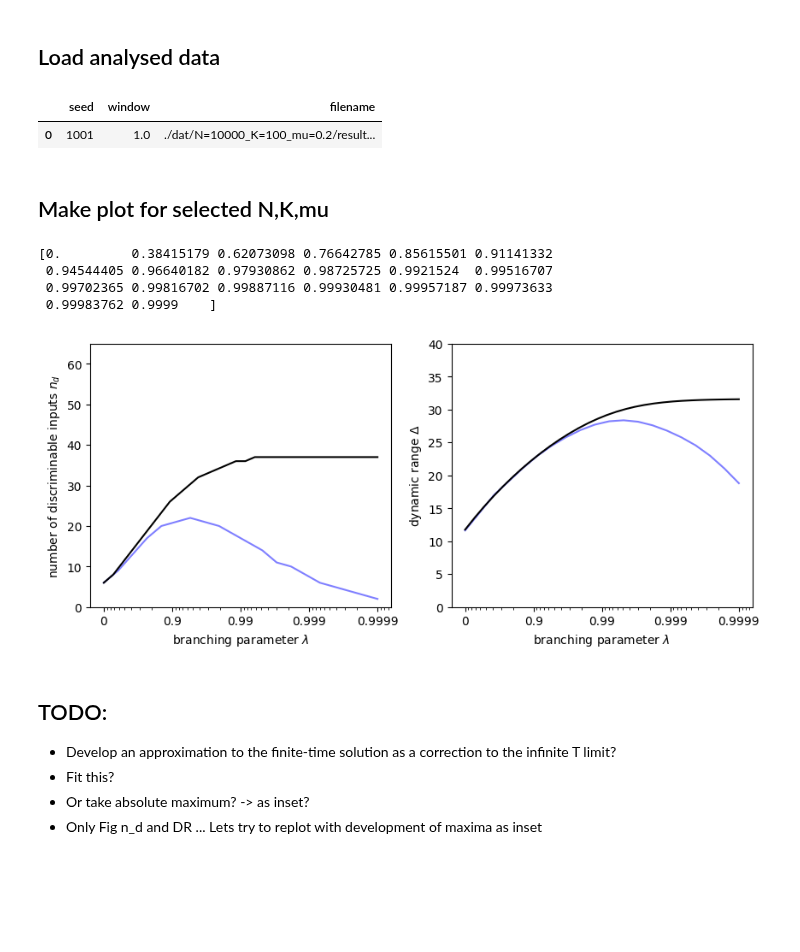
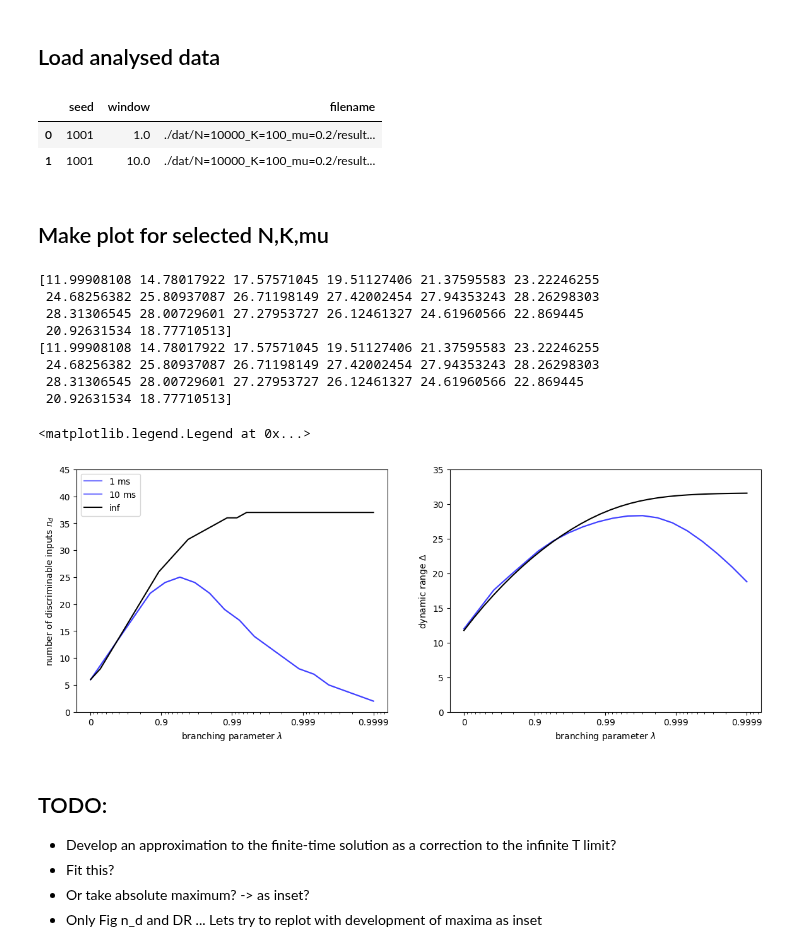
Before and after one commit to sahelazizpour/Finite-Observation-Dynamic-Range, a Jupyter notebook: 0_update/5_plot_analysis.ipynb, the cells around one changed output. Cells and saved outputs as stored; diff of their text form; code cells hidden in the pictures; blank space fills up the shorter version.

```diff
--- a/0_update/5_plot_analysis.ipynb
+++ b/0_update/5_plot_analysis.ipynb
@@ -27,8 +31,3 @@ params = {
 # Analytic solution for $T\to\infty$
 For the $T\to\infty$ case, we have a one-to-one mapping between input $h$ and network activity $a$, given by
 $$a(h|\lambda, \mu) = \frac{\mu\left(1-e^{-h\Delta t}\right)}{1-\lambda(1-\mu)-\lambda\mu e^{-h\Delta t}}$$
-# %%
-#mean field solution for T->inf
-dt = 1
-def a_inf(lam, mu, h):
-    return mu*(1-np.exp(-h*dt))/(1-lam*(1-mu)-lam*mu*np.exp(-h*dt))
@@ -36,7 +42,7 @@ def a_inf(lam, mu, h):
 hs=np.logspace(-6,1,100)
 colors=['red','blue','orange','green', 'gold']
 for i,lam in enumerate([0,0.9,0.99,0.999, 0.9999]):
-    plt.plot(hs*0.2, a_inf(lam, mu, hs), label='{}'.format(lam), color=colors[i], alpha=0.5)
+    plt.plot(hs*0.2, mean_field_activity(lam, params['mu'], hs), label='{}'.format(lam), color=colors[i], alpha=0.5)
     plt.plot(hs, a_inf(lam, 1.0, hs), color=colors[i])
 plt.xscale("log")
 plt.xlabel("input")
@@ -50,14 +56,14 @@ plt.legend()
 # %%
 # test discriminable intervals
 lam = 0.9999
-Xs = np.arange(-4*sigma*N,N+4*sigma*N)
+Xs = np.arange(-4*params['sigma']*params['N'],params['N']+4*params['sigma']*params['N'])
 
 def pmf(h):
     # see below for formal derivation, here just as a test
-    A = a_inf(lam, mu, h)*N
+    A = a_inf(lam, params['mu'], h)*params['N']
     # in domain with delta = 1
     delta = 1
-    return stats.norm.pdf(Xs, A, sigma*N)*delta
+    return stats.norm.pdf(Xs, A, params['sigma']*params['N'])*delta
 
 h_range=[0,1e3]
 pmf_ref_left = pmf(h_range[0])
@@ -66,12 +72,12 @@ pmf_ref_right = pmf(h_range[1])
 plt.plot(Xs,pmf_ref_left, color="gray")
 plt.plot(Xs,pmf_ref_right, color="gray")
 
-hs_left = find_discriminable_inputs(pmf, h_range, [pmf_ref_left, pmf_ref_right], epsilon, start="left")
+hs_left = find_discriminable_inputs(pmf, h_range, [pmf_ref_left, pmf_ref_right], params['epsilon'], start="left")
 print(hs_left)
 for h in hs_left:
     plt.plot(Xs,pmf(h), color="blue")
 
-hs_right = find_discriminable_inputs(pmf,h_range, [pmf_ref_left, pmf_ref_right], epsilon, start="right")
+hs_right = find_discriminable_inputs(pmf,h_range, [pmf_ref_left, pmf_ref_right], params['epsilon'], start="right")
 print(hs_right)
 for h in hs_right:
     plt.plot(Xs,pmf(h), color="orange")
@@ -143,50 +149,57 @@ results = pd.read_sql_query(f"SELECT * FROM results WHERE N={params['N']} AND K=
 results.drop(columns=['N', 'K', 'mu', 'sigma', 'epsilon'], inplace=True)
 con.close()
 
-results.head()
+results
 # %% [output]
 |  | seed | window | filename |
 | 0 | 1001 | 1.0 | ./dat/N=10000_K=100_mu=0.2/result... |
+| 1 | 1001 | 10.0 | ./dat/N=10000_K=100_mu=0.2/result... |
 # %% [markdown]
 ## Make plot for selected N,K,mu
 # %%
 # plot the number of discriminable inputs for different values of epsilon and T in a main plot with an inset
 markers = ["o", "s", "^", "P", "d"]
 legends = ["$1$ ms", "$10$ ms", "$10^2$ ms", "$10^3$ ms", "$10^4$ ms"]
 
-fig, ax = plt.subplots(1, 2, figsize=(10, 4))
+fig, ax = plt.subplots(1, 2, figsize=(14, 5))
 for (i,window) in enumerate(results["window"].unique()):
     # reduce dataframe to current window
     sel = results[results["window"] == window]
     for (s, seed) in enumerate(sel.seed.unique()):
         # load file
         filename = results[(results["window"] == window) & (results["seed"] == seed)].filename.values[0]
         lams_data, nds_data, drs_data = np.loadtxt(f"{filename}", skiprows=1, unpack=True)
-        print(lams_data)
+        print(drs_data)
         ax[0].plot(1-lams_data, nds_data, label=legends[i], color="blue", alpha=0.5)
         ax[1].plot(1-lams_data, drs_data, label=legends[i], color="blue", alpha=0.5)
 ax[0].plot(1 - lams_inf, nds_inf, label="inf", color="black")
 ax[0].set_xlabel("branching parameter $\lambda$")
-ax[0].set_ylim(0, 65)
+ax[0].set_ylim(0, 45)
 ax[0].set_ylabel("number of discriminable inputs $n_d$")
 ax[0].set_xscale("log")
 ax[0].set_xticks([1e-4, 1e-3, 1e-2, 1e-1, 1e0])
 ax[0].set_xticklabels(["0.9999", "0.999", "0.99", "0.9", "0"])
 ax[0].invert_xaxis()
 ax[1].plot(1 - lams_inf, drs_inf, label="inf", color="black")
 ax[1].set_xlabel("branching parameter $\lambda$")
-ax[1].set_ylim(0, 40)
+ax[1].set_ylim(0, 35)
 ax[1].set_ylabel("dynamic range $\Delta$")
 ax[1].set_xscale("log")
 ax[1].set_xticks([1e-4, 1e-3, 1e-2, 1e-1, 1e0])
 ax[1].set_xticklabels(["0.9999", "0.999", "0.99", "0.9", "0"])
 ax[1].invert_xaxis()
+ax[0].legend(loc='upper left')
 # %% [output]
-[0.         0.38415179 0.62073098 0.76642785 0.85615501 0.91141332
- 0.94544405 0.96640182 0.97930862 0.98725725 0.9921524  0.99516707
- 0.99702365 0.99816702 0.99887116 0.99930481 0.99957187 0.99973633
- 0.99983762 0.9999    ]
+[11.99908108 14.78017922 17.57571045 19.51127406 21.37595583 23.22246255
+ 24.68256382 25.80937087 26.71198149 27.42002454 27.94353243 28.26298303
+ 28.31306545 28.00729601 27.27953727 26.12461327 24.61960566 22.869445
+ 20.92631534 18.77710513]
+[11.99908108 14.78017922 17.57571045 19.51127406 21.37595583 23.22246255
+ 24.68256382 25.80937087 26.71198149 27.42002454 27.94353243 28.26298303
+ 28.31306545 28.00729601 27.27953727 26.12461327 24.61960566 22.869445
+ 20.92631534 18.77710513]
+<matplotlib.legend.Legend at 0x...>
-[figure, old version]
+[figure, new version]
 # %% [markdown]
 ## TODO:
 - Develop an approximation to the finite-time solution as a correction to the infinite T limit?
```
Also changed, not shown: parts of 2 cells of this notebook, 8 other files.
